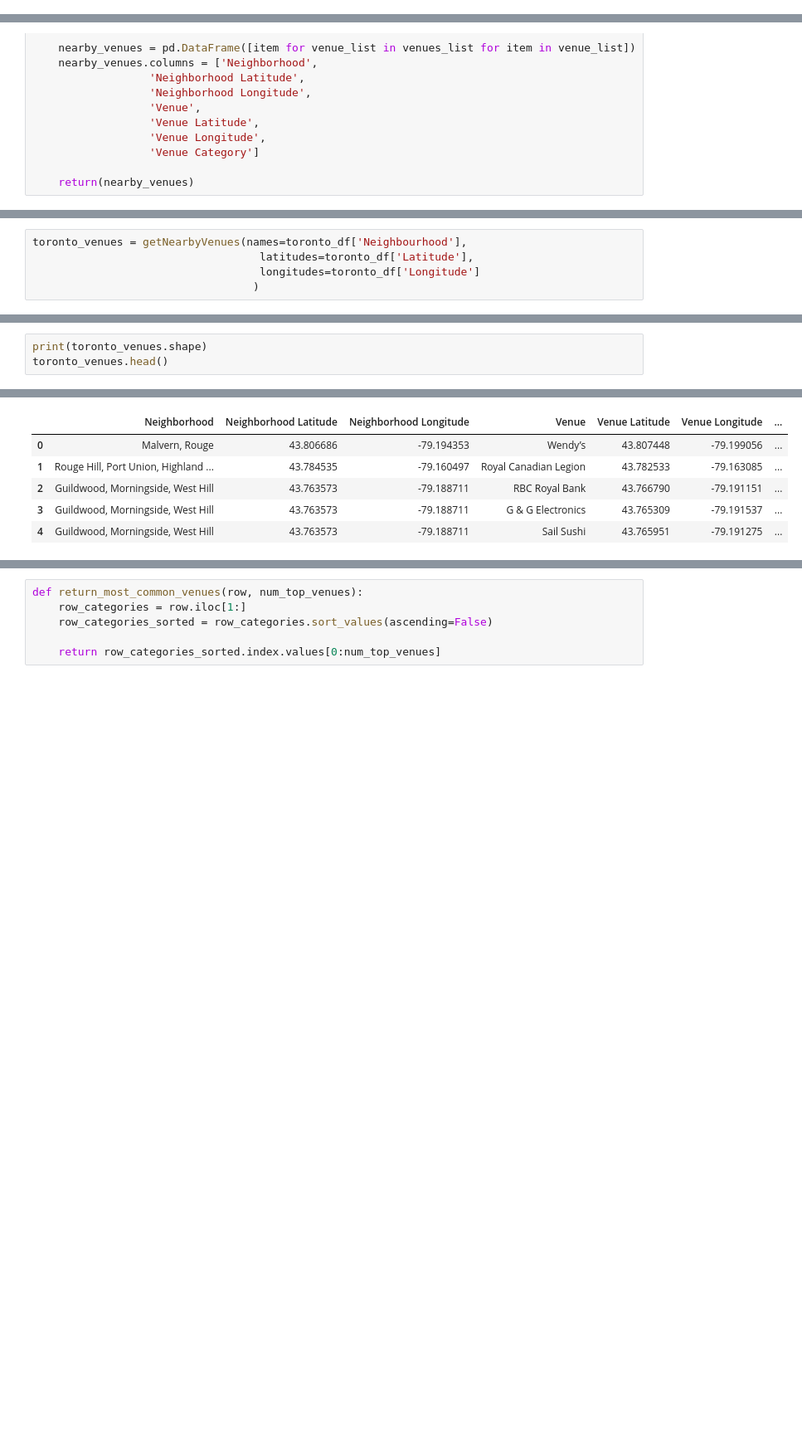
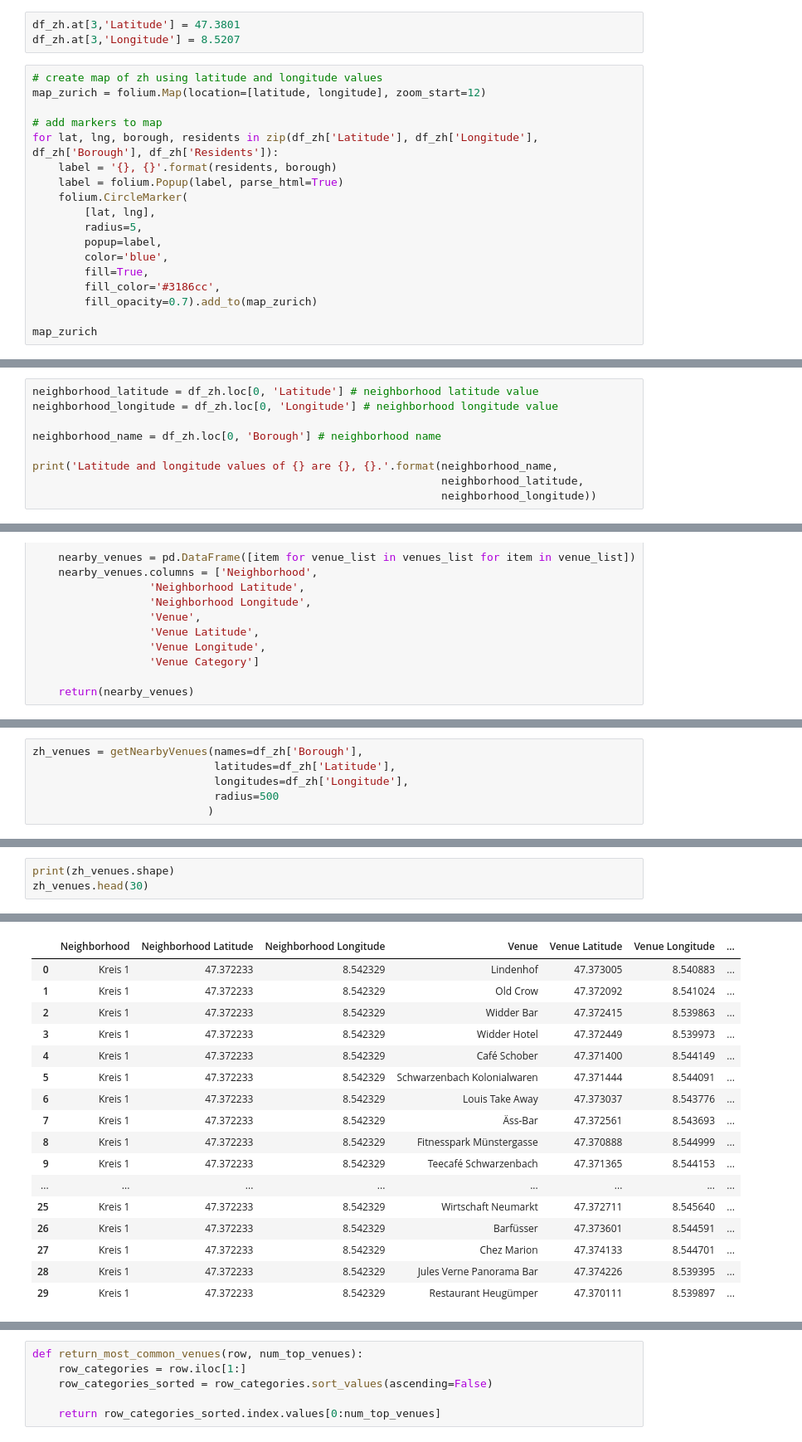
Before and after one commit to you-R-I/Coursera_Capstone, a Jupyter notebook: Coursera - Capstone Project - Week 3.ipynb, the cells around one changed output, grey strips where cells are left out. Shown at 83% size. Cells and saved outputs as stored; diff of their text form; blank space fills up the shorter version.

```diff
--- a/Coursera - Capstone Project - Week 3.ipynb
+++ b/Coursera - Capstone Project - Week 3.ipynb
@@ -365,0 +336,21 @@ Latitude and longitude values of The Beaches are 43.67635739999999, -79.2930312.
+# %%
+df_zh.at[3,'Latitude'] = 47.3801
+df_zh.at[3,'Longitude'] = 8.5207
+# %%
+# create map of zh using latitude and longitude values
+map_zurich = folium.Map(location=[latitude, longitude], zoom_start=12)
+
+# add markers to map
+for lat, lng, borough, residents in zip(df_zh['Latitude'], df_zh['Longitude'], df_zh['Borough'], df_zh['Residents']):
+    label = '{}, {}'.format(residents, borough)
+    label = folium.Popup(label, parse_html=True)
+    folium.CircleMarker(
+        [lat, lng],
+        radius=5,
+        popup=label,
+        color='blue',
+        fill=True,
+        fill_color='#3186cc',
+        fill_opacity=0.7).add_to(map_zurich)
+
+map_zurich
@@ -365,0 +381,9 @@ Latitude and longitude values of The Beaches are 43.67635739999999, -79.2930312.
+# %%
+neighborhood_latitude = df_zh.loc[0, 'Latitude'] # neighborhood latitude value
+neighborhood_longitude = df_zh.loc[0, 'Longitude'] # neighborhood longitude value
+
+neighborhood_name = df_zh.loc[0, 'Borough'] # neighborhood name
+
+print('Latitude and longitude values of {} are {}, {}.'.format(neighborhood_name,
+                                                               neighborhood_latitude,
+                                                               neighborhood_longitude))
@@ -490,6 +517,7 @@ toronto_df.head()
 # %%
-toronto_venues = getNearbyVenues(names=toronto_df['Neighbourhood'],
-                                   latitudes=toronto_df['Latitude'],
-                                   longitudes=toronto_df['Longitude']
-                                  )
+zh_venues = getNearbyVenues(names=df_zh['Borough'],
+                            latitudes=df_zh['Latitude'],
+                            longitudes=df_zh['Longitude'],
+                            radius=500
+                           )
 # %% [output]
@@ -513,4 +536,4 @@ Northwest, West Humber - Clairville
 # %%
-print(toronto_venues.shape)
-toronto_venues.head()
+print(zh_venues.shape)
+zh_venues.head(30)
 # %% [output]
@@ -518,7 +541,18 @@ toronto_venues.head()
 |  | Neighborhood | Neighborhood Latitude | Neighborhood Longitude | Venue | Venue Latitude | Venue Longitude | ... |
-| 0 | Malvern, Rouge | 43.806686 | -79.194353 | Wendy’s | 43.807448 | -79.199056 | ... |
-| 1 | Rouge Hill, Port Union, Highland ... | 43.784535 | -79.160497 | Royal Canadian Legion | 43.782533 | -79.163085 | ... |
-| 2 | Guildwood, Morningside, West Hill | 43.763573 | -79.188711 | RBC Royal Bank | 43.766790 | -79.191151 | ... |
-| 3 | Guildwood, Morningside, West Hill | 43.763573 | -79.188711 | G & G Electronics | 43.765309 | -79.191537 | ... |
-| 4 | Guildwood, Morningside, West Hill | 43.763573 | -79.188711 | Sail Sushi | 43.765951 | -79.191275 | ... |
+| 0 | Kreis 1 | 47.372233 | 8.542329 | Lindenhof | 47.373005 | 8.540883 | ... |
+| 1 | Kreis 1 | 47.372233 | 8.542329 | Old Crow | 47.372092 | 8.541024 | ... |
+| 2 | Kreis 1 | 47.372233 | 8.542329 | Widder Bar | 47.372415 | 8.539863 | ... |
+| 3 | Kreis 1 | 47.372233 | 8.542329 | Widder Hotel | 47.372449 | 8.539973 | ... |
+| 4 | Kreis 1 | 47.372233 | 8.542329 | Café Schober | 47.371400 | 8.544149 | ... |
+| 5 | Kreis 1 | 47.372233 | 8.542329 | Schwarzenbach Kolonialwaren | 47.371444 | 8.544091 | ... |
+| 6 | Kreis 1 | 47.372233 | 8.542329 | Louis Take Away | 47.373037 | 8.543776 | ... |
+| 7 | Kreis 1 | 47.372233 | 8.542329 | Äss-Bar | 47.372561 | 8.543693 | ... |
+| 8 | Kreis 1 | 47.372233 | 8.542329 | Fitnesspark Münstergasse | 47.370888 | 8.544999 | ... |
+| 9 | Kreis 1 | 47.372233 | 8.542329 | Teecafé Schwarzenbach | 47.371365 | 8.544153 | ... |
+| ... | ... | ... | ... | ... | ... | ... | ... |
+| 25 | Kreis 1 | 47.372233 | 8.542329 | Wirtschaft Neumarkt | 47.372711 | 8.545640 | ... |
+| 26 | Kreis 1 | 47.372233 | 8.542329 | Barfüsser | 47.373601 | 8.544591 | ... |
+| 27 | Kreis 1 | 47.372233 | 8.542329 | Chez Marion | 47.374133 | 8.544701 | ... |
+| 28 | Kreis 1 | 47.372233 | 8.542329 | Jules Verne Panorama Bar | 47.374226 | 8.539395 | ... |
+| 29 | Kreis 1 | 47.372233 | 8.542329 | Restaurant Heugümper | 47.370111 | 8.539897 | ... |
 # %%
```
Also changed, not shown: parts of 132 cells of this notebook.
